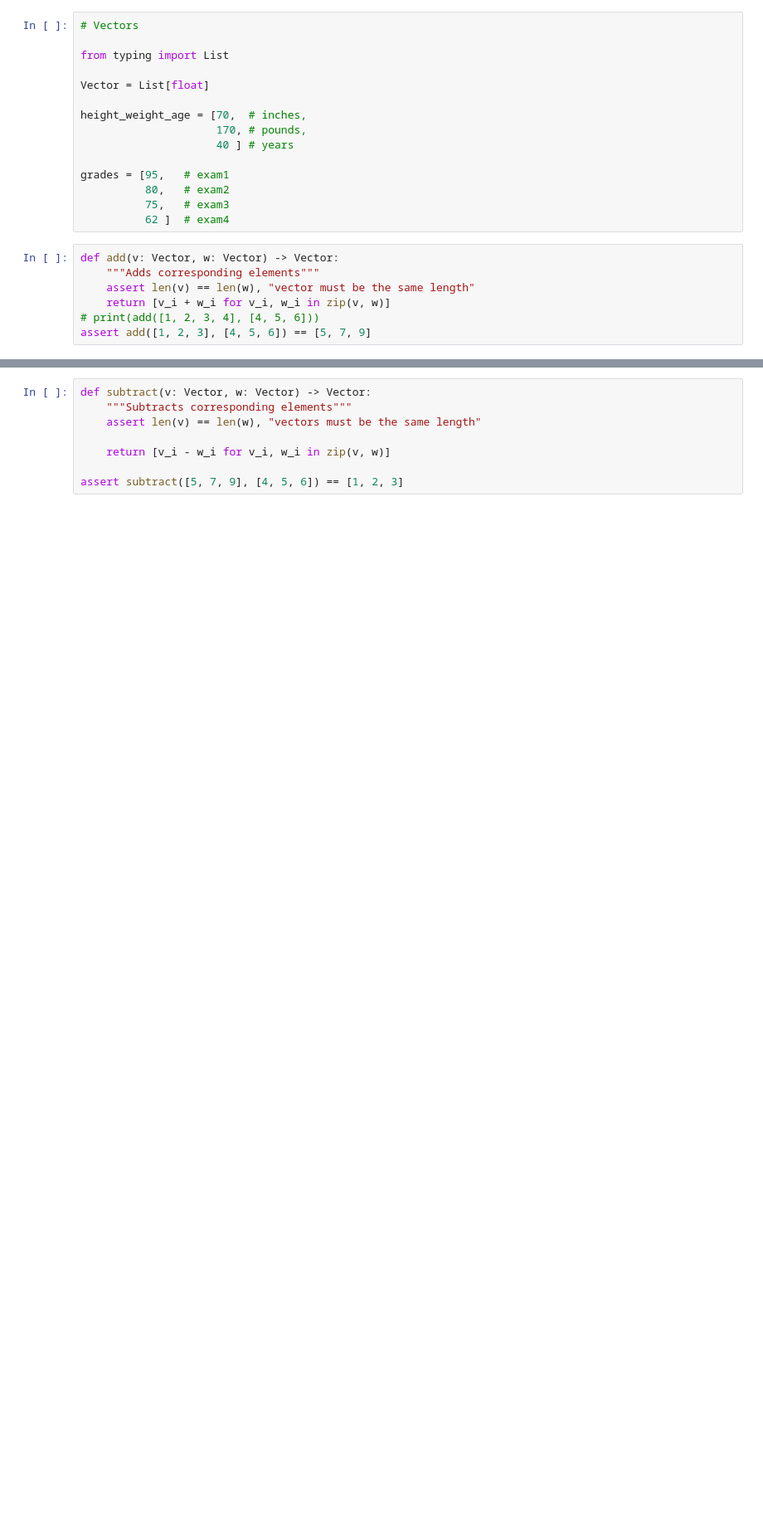
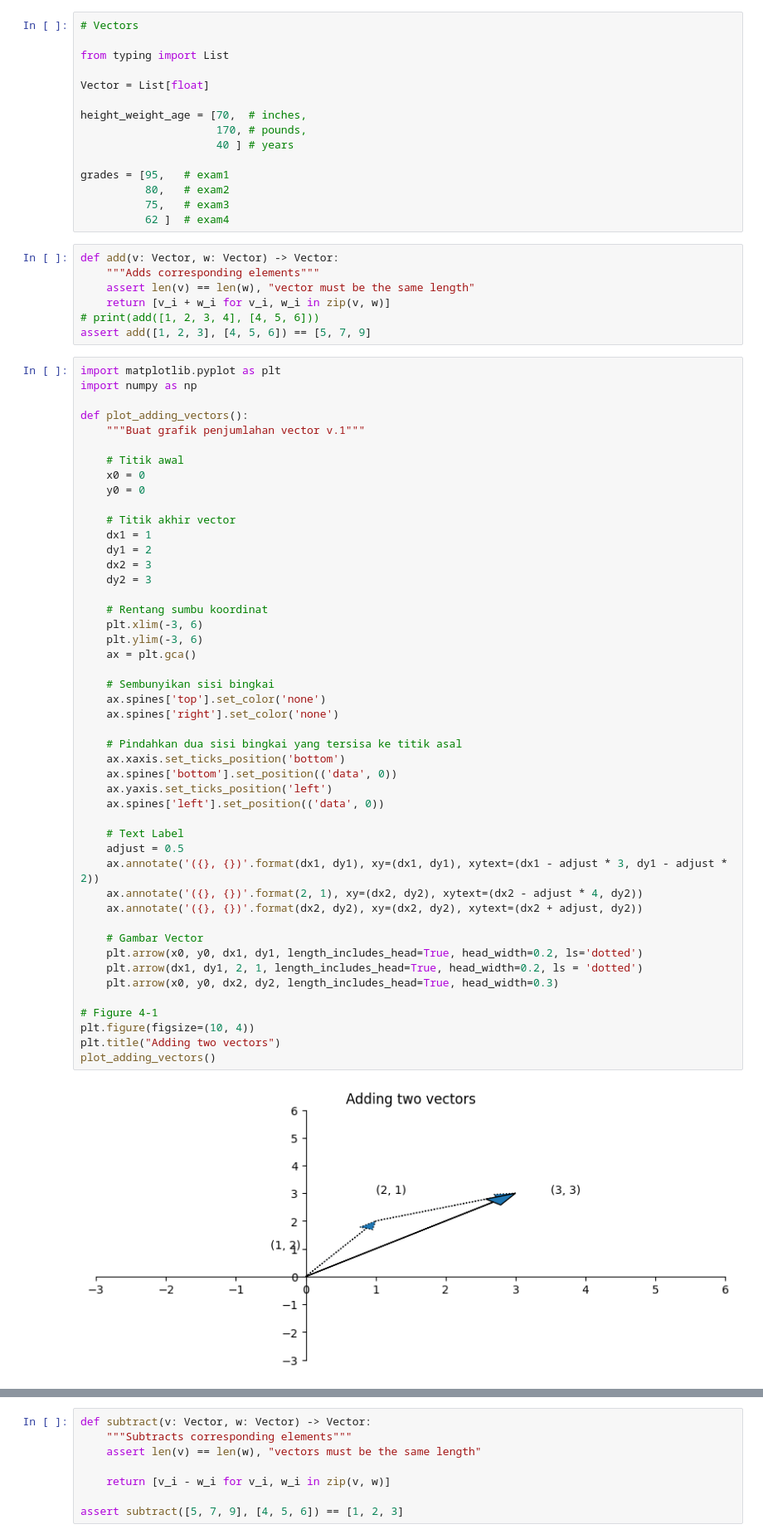
Before and after one commit to arityo182/Data-science-from-scratch, a Jupyter notebook: file ipynb/Chapter_4.ipynb, the cells around one changed output, grey strips where cells are left out. Shown at 83% size. Saved outputs shown, nothing was run; the diff lists cells and outputs as text; blank space fills up the shorter version.

```diff
--- a/file ipynb/Chapter_4.ipynb
+++ b/file ipynb/Chapter_4.ipynb
@@ -20,3 +22,52 @@ def add(v: Vector, w: Vector) -> Vector:
     return [v_i + w_i for v_i, w_i in zip(v, w)]
 # print(add([1, 2, 3, 4], [4, 5, 6]))
 assert add([1, 2, 3], [4, 5, 6]) == [5, 7, 9]
+# %%
+import matplotlib.pyplot as plt
+import numpy as np
+
+def plot_adding_vectors():
+    """Buat grafik penjumlahan vector v.1"""
+
+    # Titik awal
+    x0 = 0
+    y0 = 0
+
+    # Titik akhir vector
+    dx1 = 1
+    dy1 = 2
+    dx2 = 3
+    dy2 = 3
+
+    # Rentang sumbu koordinat
+    plt.xlim(-3, 6)
+    plt.ylim(-3, 6)
+    ax = plt.gca()
+
+    # Sembunyikan sisi bingkai
+    ax.spines['top'].set_color('none')
+    ax.spines['right'].set_color('none')
+
+    # Pindahkan dua sisi bingkai yang tersisa ke titik asal
+    ax.xaxis.set_ticks_position('bottom')
+    ax.spines['bottom'].set_position(('data', 0))
+    ax.yaxis.set_ticks_position('left')
+    ax.spines['left'].set_position(('data', 0))
+
+    # Text Label
+    adjust = 0.5
+    ax.annotate('({}, {})'.format(dx1, dy1), xy=(dx1, dy1), xytext=(dx1 - adjust * 3, dy1 - adjust * 2))
+    ax.annotate('({}, {})'.format(2, 1), xy=(dx2, dy2), xytext=(dx2 - adjust * 4, dy2))
+    ax.annotate('({}, {})'.format(dx2, dy2), xy=(dx2, dy2), xytext=(dx2 + adjust, dy2))
+
+    # Gambar Vector
+    plt.arrow(x0, y0, dx1, dy1, length_includes_head=True, head_width=0.2, ls='dotted')
+    plt.arrow(dx1, dy1, 2, 1, length_includes_head=True, head_width=0.2, ls = 'dotted')
+    plt.arrow(x0, y0, dx2, dy2, length_includes_head=True, head_width=0.3)
+
+# Figure 4-1
+plt.figure(figsize=(10, 4))
+plt.title("Adding two vectors")
+plot_adding_vectors()
+# %% [output]
+[figure, added]
```
Also changed, not shown: parts of 3 cells of this notebook, 17 other files.
